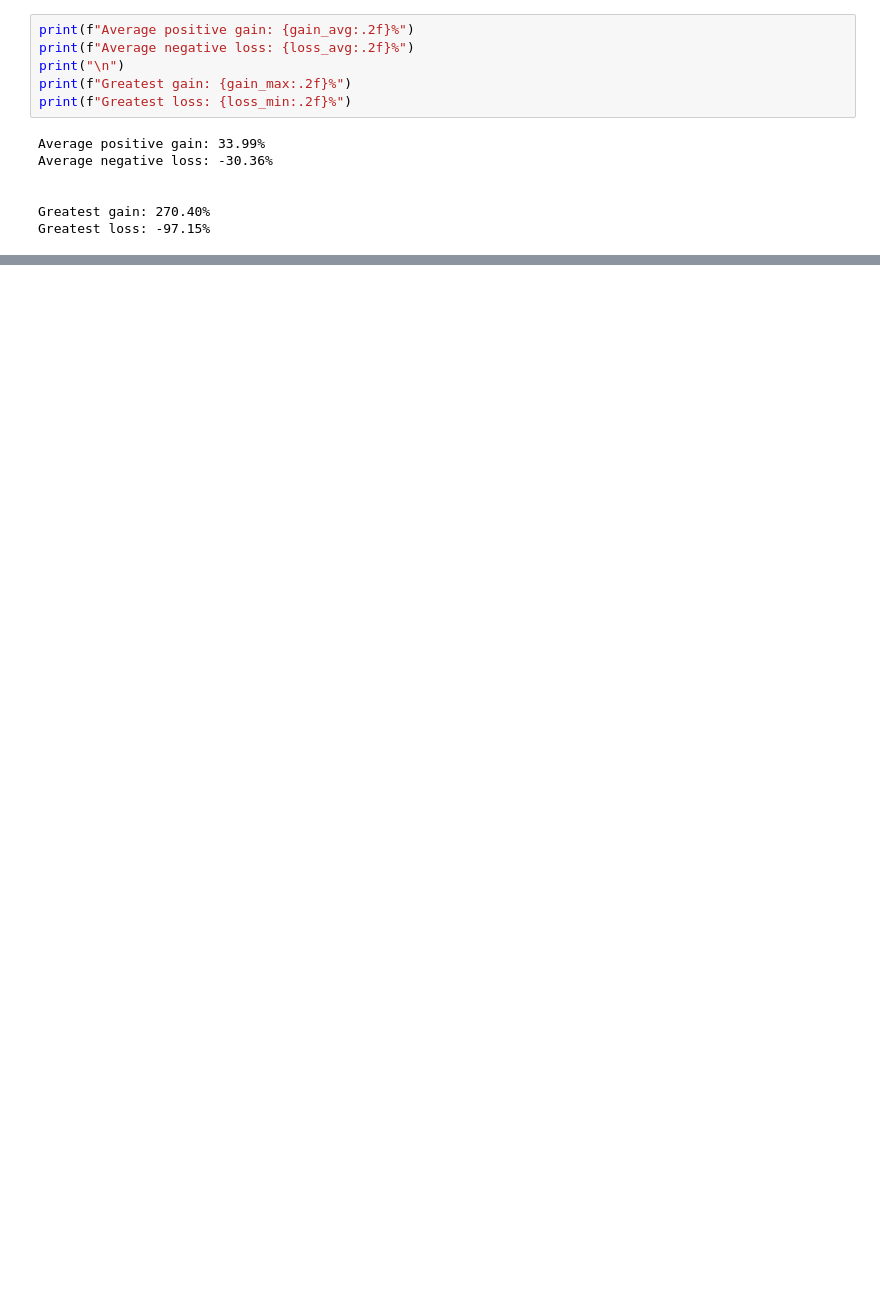
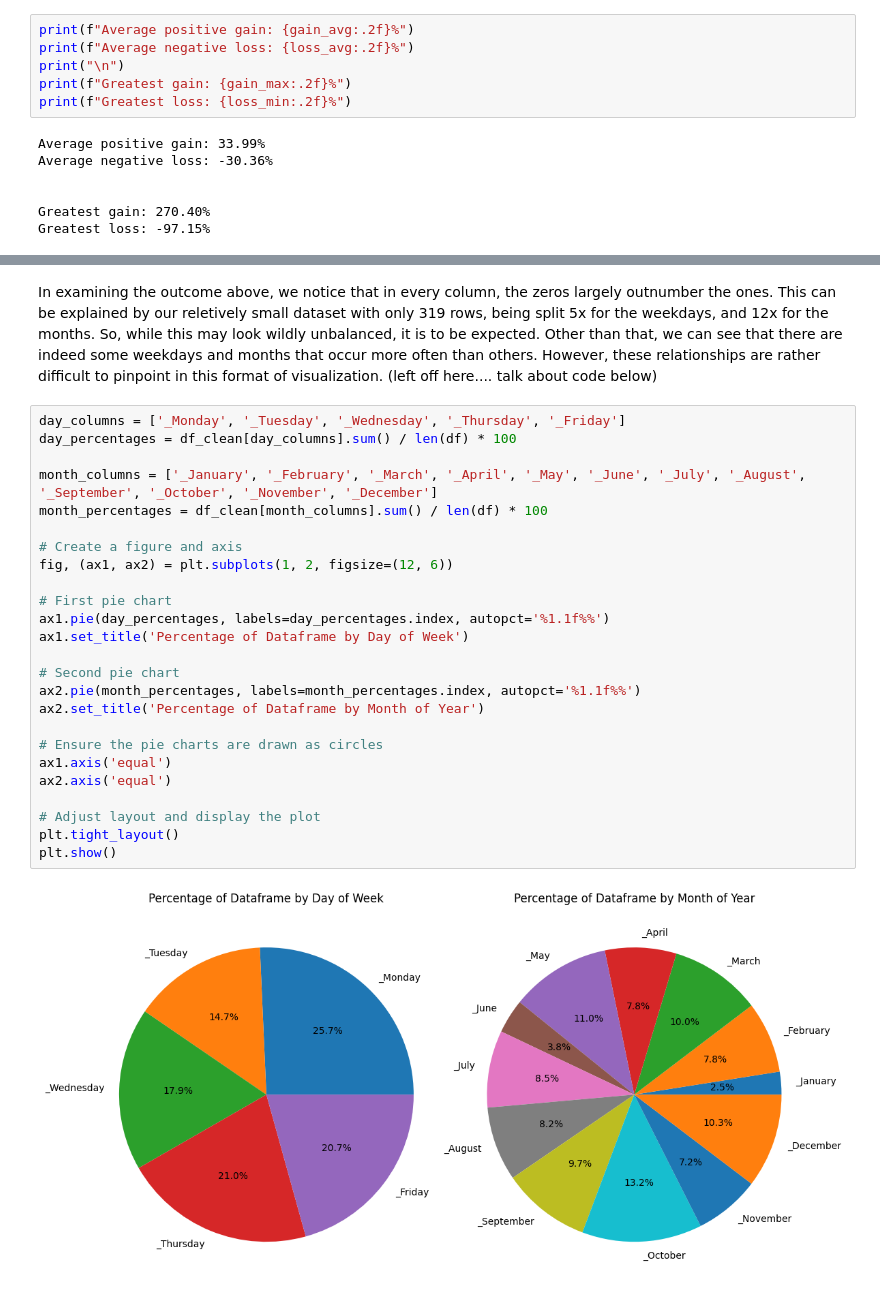
Before and after one commit to GloriannaS/ipo-market-gains, a Jupyter notebook: IPO Market Gains.ipynb, the cells around one changed output, grey strips where cells are left out. Saved outputs shown, nothing was run; the diff lists cells and outputs as text; blank space fills up the shorter version.

```diff
--- a/IPO Market Gains.ipynb
+++ b/IPO Market Gains.ipynb
@@ -227,0 +329,29 @@ Name: Date , Length: 319, dtype: object
+# %% [markdown]
+In examining the outcome above, we notice that in every column, the zeros largely outnumber the ones. This can be explained by our reletively small dataset with only 319 rows, being split 5x for the weekdays, and 12x for the months. So, while this may look wildly unbalanced, it is to be expected. Other than that, we can see that there are indeed some weekdays and months that occur more often than others. However, these relationships are rather difficult to pinpoint in this format of visualization. (left off here.... talk about code below)
+# %%
+day_columns = ['_Monday', '_Tuesday', '_Wednesday', '_Thursday', '_Friday']
+day_percentages = df_clean[day_columns].sum() / len(df) * 100
+
+month_columns = ['_January', '_February', '_March', '_April', '_May', '_June', '_July', '_August', '_September', '_October', '_November', '_December']
+month_percentages = df_clean[month_columns].sum() / len(df) * 100
+
+# Create a figure and axis
+fig, (ax1, ax2) = plt.subplots(1, 2, figsize=(12, 6))
+
+# First pie chart
+ax1.pie(day_percentages, labels=day_percentages.index, autopct='%1.1f%%')
+ax1.set_title('Percentage of Dataframe by Day of Week')
+
+# Second pie chart
+ax2.pie(month_percentages, labels=month_percentages.index, autopct='%1.1f%%')
+ax2.set_title('Percentage of Dataframe by Month of Year')
+
+# Ensure the pie charts are drawn as circles
+ax1.axis('equal')
+ax2.axis('equal')
+
+# Adjust layout and display the plot
+plt.tight_layout()
+plt.show()
+# %% [output]
+[figure, added]
```
Also changed, not shown: parts of 28 cells of this notebook.
